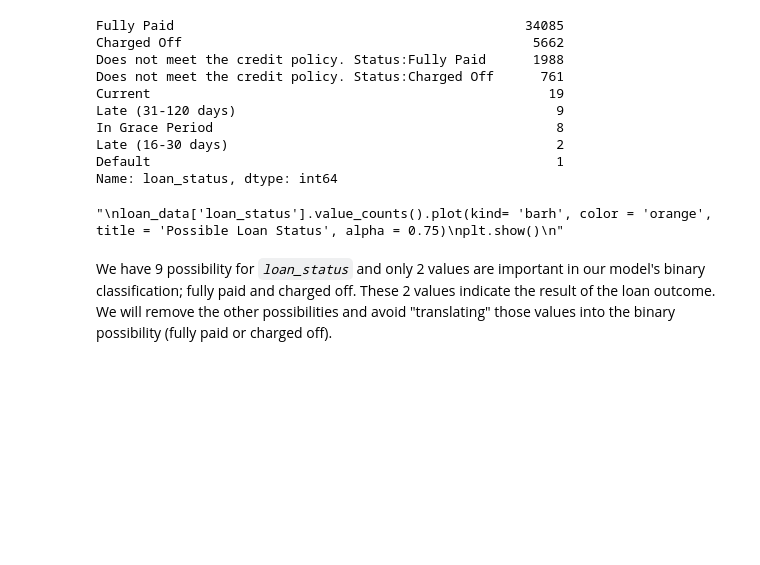
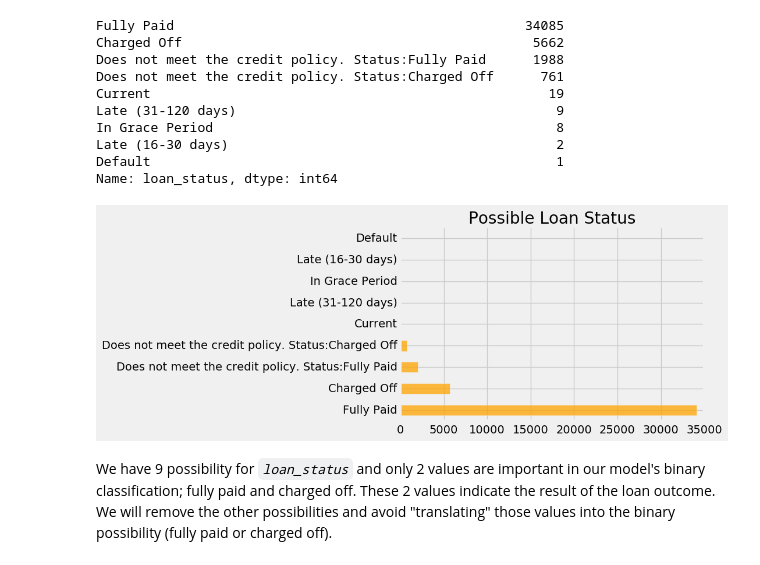
Before and after one commit to lemoinef/Loan-Default-Prediction, a Jupyter notebook: loan_default_prediction.ipynb, the cells around one changed output. Saved outputs shown, nothing was run; the diff lists cells and outputs as text; code cells hidden in the pictures; blank space fills up the shorter version.

```diff
--- a/loan_default_prediction.ipynb
+++ b/loan_default_prediction.ipynb
@@ -313,12 +291,10 @@ Late (16-30 days)                                          2
 Default                                                    1
 Name: loan_status, dtype: int64
 # %%
-"""
 loan_data['loan_status'].value_counts().plot(kind= 'barh', color = 'orange', title = 'Possible Loan Status', alpha = 0.75)
 plt.show()
-"""
 # %% [output]
-"\nloan_data['loan_status'].value_counts().plot(kind= 'barh', color = 'orange', title = 'Possible Loan Status', alpha = 0.75)\nplt.show()\n"
+[figure, added]
 # %% [markdown]
 We have 9 possibility for *`loan_status`* and only 2 values are important in our model's binary classification; fully paid and charged off. These 2 values indicate the result of the loan outcome. We will remove the other possibilities and avoid "translating" those values into the binary possibility (fully paid or charged off).
 # %%
```
Also changed, not shown: parts of 25 cells of this notebook.
